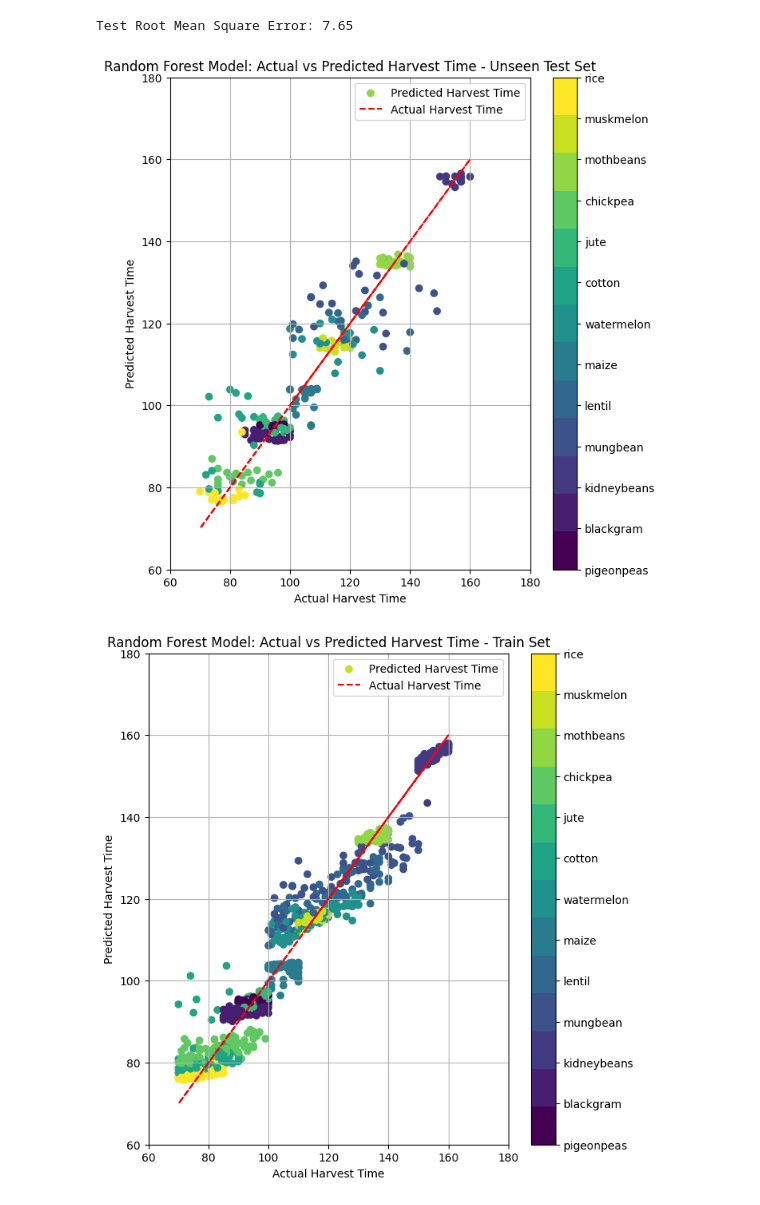
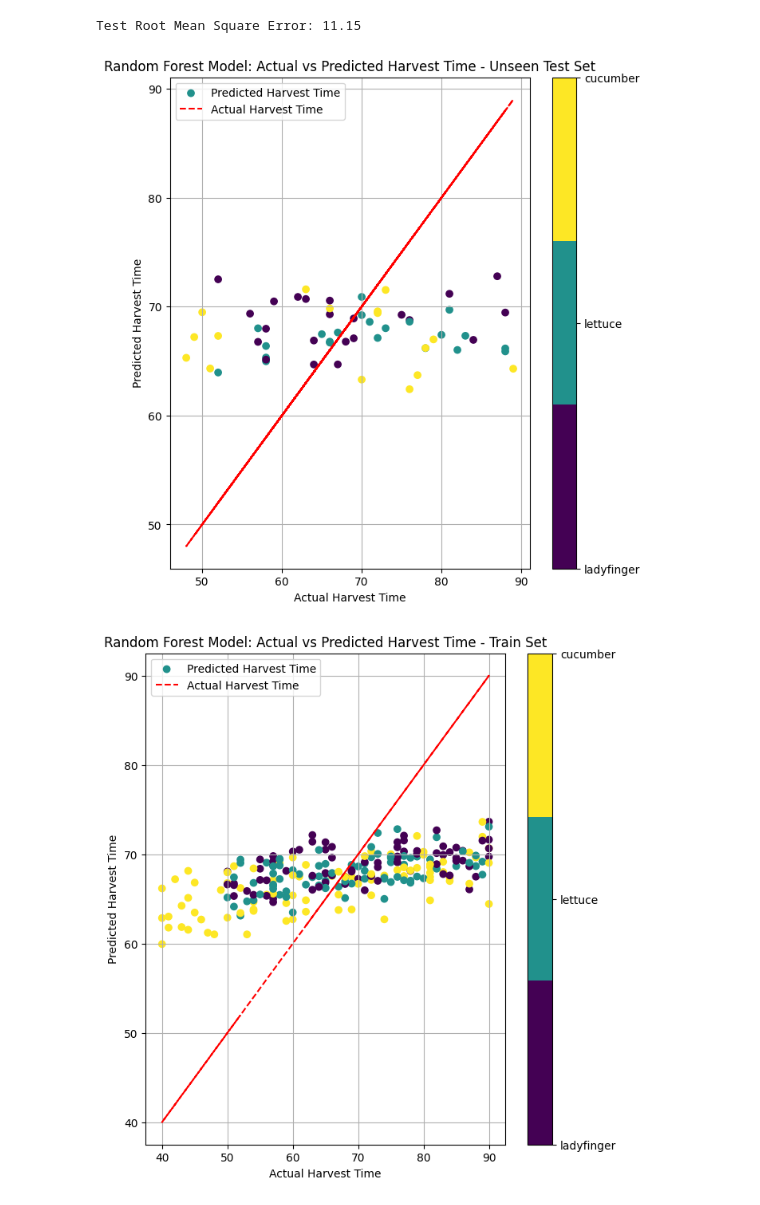
Before and after one commit to wannursabrina1/crop_prediction, a Jupyter notebook: Crop_Yield_Pred.ipynb, the cells around one changed output. Saved outputs shown, nothing was run; the diff lists cells and outputs as text; code cells hidden in the pictures.

```diff
--- a/Crop_Yield_Pred.ipynb
+++ b/Crop_Yield_Pred.ipynb
@@ -11,7 +11,7 @@ from sklearn.preprocessing import LabelEncoder
 from sklearn.metrics import mean_squared_error
 # %%
 # Load data into a pandas DataFrame
-crops = pd.read_csv('Crop_recommendation.csv')
+crops = pd.read_csv('singapore_plants.csv')
 
 # Extract features containing only the temperature, humidity, ph, month and label columns
 features = ['temperature', 'humidity', 'soil moisture','rainfall']
@@ -100,40 +101,40 @@ plt.plot(y_test, y_test, color='red', linestyle='--', label='Actual Harvest Time
 plt.xlabel('Actual Harvest Time')
 plt.ylabel('Predicted Harvest Time')
 plt.title('Random Forest Model: Actual vs Predicted Harvest Time - Unseen Test Set')
-plt.ylim(60, 180)
-plt.xlim(60, 180)
+# plt.ylim(35, 100)
+# plt.xlim(35, 100)
 plt.legend()
 plt.grid(True)
 
 # Create the scatter plot with a colormap for the train set
 train_pred = grid_search.best_estimator_.predict(X_train)
 
 X_train['predicted_harvest'] = train_pred
 
 X_train['label'] = labels.loc[X_train.index]
 
 # Convert 'label' to numeric for plotting
 X_train['label_numeric'] = X_train['label'].astype('category').cat.codes
 
 plt.figure(figsize=(16, 8))
 plt.subplot(1,2,2)
 scatter = plt.scatter(y_train, train_pred, c=X_train['label_numeric'], cmap=cmap, label='Predicted Harvest Time')
 cbar = plt.colorbar(scatter, ticks=range(len(unique_labels)))
 cbar.ax.set_yticklabels(unique_labels)
 plt.plot(y_train, y_train, color='red', linestyle='--', label='Actual Harvest Time')
 plt.xlabel('Actual Harvest Time')
 plt.ylabel('Predicted Harvest Time')
 plt.title('Random Forest Model: Actual vs Predicted Harvest Time - Train Set')
-plt.ylim(60, 180)
-plt.xlim(60, 180)
+# plt.ylim(35, 100)
+# plt.xlim(35, 100)
 plt.legend()
 plt.grid(True)
 
 # Calculate the RMSE on the test set
 test_rmse = np.sqrt(mean_squared_error(y_test, test_pred))
 print(f"Test Root Mean Square Error: {test_rmse:.2f}")
 # %% [output]
-Test Root Mean Square Error: 7.65
+Test Root Mean Square Error: 11.15
-[figure, old version]
+[figure, new version]
-[figure, old version]
+[figure, new version]
 # %%
```
Also changed, not shown: parts of 9 cells of this notebook, 1 other file.
